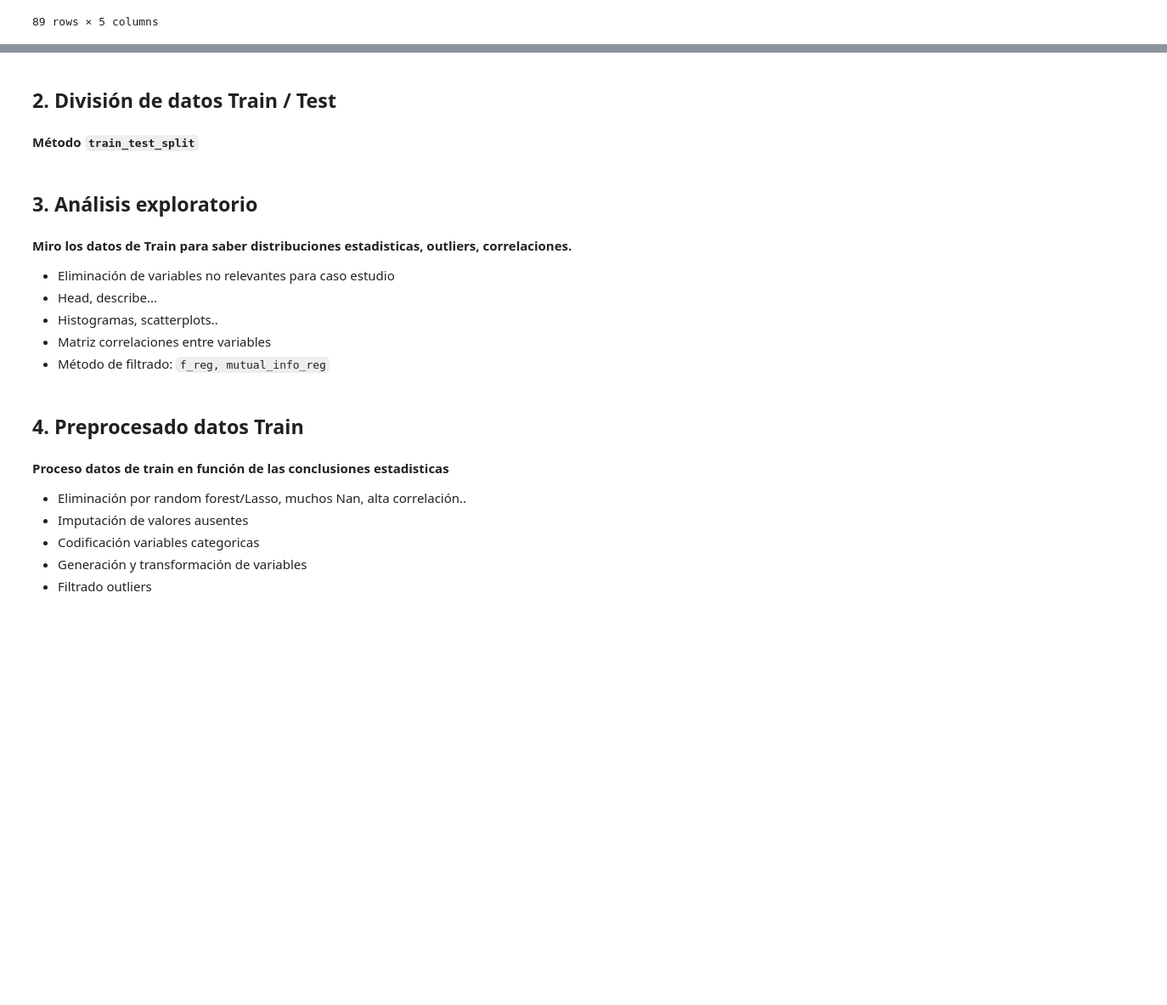
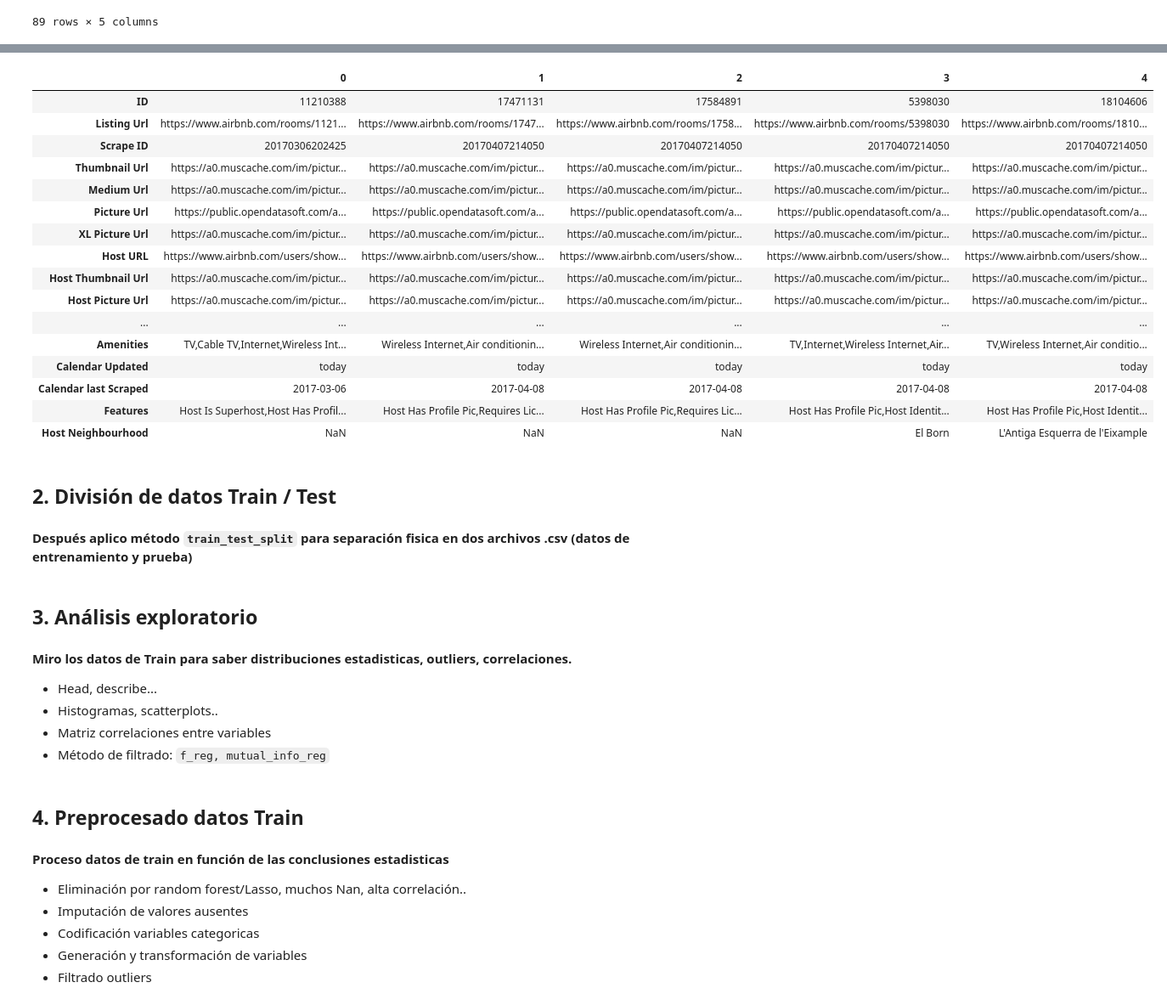
Before and after one commit to mariaeugenia-alvarez/hands-on-coding-machine-learning-project, a Jupyter notebook: ml-airbnb.ipynb, the cells around one changed output, grey strips where cells are left out. Shown: that part at 85% size. Saved outputs shown, nothing was run; the diff lists cells and outputs as text; code cells hidden in the pictures; blank space fills up the shorter version.

Commit message:
Clean non-relevant columns from dataset

```diff
--- a/ml-airbnb.ipynb
+++ b/ml-airbnb.ipynb
@@ -24,0 +66,20 @@ raw_data.head(5).T
+# %%
+raw_data[existing_columns].head(5).T
+# %% [output]
+|  | 0 | 1 | 2 | 3 | 4 |
+| ID | 11210388 | 17471131 | 17584891 | 5398030 | 18104606 |
+| Listing Url | https://www.airbnb.com/rooms/1121... | https://www.airbnb.com/rooms/1747... | https://www.airbnb.com/rooms/1758... | https://www.airbnb.com/rooms/5398030 | https://www.airbnb.com/rooms/1810... |
+| Scrape ID | 20170306202425 | 20170407214050 | 20170407214050 | 20170407214050 | 20170407214050 |
+| Thumbnail Url | https://a0.muscache.com/im/pictur... | https://a0.muscache.com/im/pictur... | https://a0.muscache.com/im/pictur... | https://a0.muscache.com/im/pictur... | https://a0.muscache.com/im/pictur... |
+| Medium Url | https://a0.muscache.com/im/pictur... | https://a0.muscache.com/im/pictur... | https://a0.muscache.com/im/pictur... | https://a0.muscache.com/im/pictur... | https://a0.muscache.com/im/pictur... |
+| Picture Url | https://public.opendatasoft.com/a... | https://public.opendatasoft.com/a... | https://public.opendatasoft.com/a... | https://public.opendatasoft.com/a... | https://public.opendatasoft.com/a... |
+| XL Picture Url | https://a0.muscache.com/im/pictur... | https://a0.muscache.com/im/pictur... | https://a0.muscache.com/im/pictur... | https://a0.muscache.com/im/pictur... | https://a0.muscache.com/im/pictur... |
+| Host URL | https://www.airbnb.com/users/show... | https://www.airbnb.com/users/show... | https://www.airbnb.com/users/show... | https://www.airbnb.com/users/show... | https://www.airbnb.com/users/show... |
+| Host Thumbnail Url | https://a0.muscache.com/im/pictur... | https://a0.muscache.com/im/pictur... | https://a0.muscache.com/im/pictur... | https://a0.muscache.com/im/pictur... | https://a0.muscache.com/im/pictur... |
+| Host Picture Url | https://a0.muscache.com/im/pictur... | https://a0.muscache.com/im/pictur... | https://a0.muscache.com/im/pictur... | https://a0.muscache.com/im/pictur... | https://a0.muscache.com/im/pictur... |
+| ... | ... | ... | ... | ... | ... |
+| Amenities | TV,Cable TV,Internet,Wireless Int... | Wireless Internet,Air conditionin... | Wireless Internet,Air conditionin... | TV,Internet,Wireless Internet,Air... | TV,Wireless Internet,Air conditio... |
+| Calendar Updated | today | today | today | today | today |
+| Calendar last Scraped | 2017-03-06 | 2017-04-08 | 2017-04-08 | 2017-04-08 | 2017-04-08 |
+| Features | Host Is Superhost,Host Has Profil... | Host Has Profile Pic,Requires Lic... | Host Has Profile Pic,Requires Lic... | Host Has Profile Pic,Host Identit... | Host Has Profile Pic,Host Identit... |
+| Host Neighbourhood | NaN | NaN | NaN | El Born | L'Antiga Esquerra de l'Eixample |
@@ -25,10 +107,9 @@ raw_data.head(5).T
 # %% [markdown]
 ## 2. División de datos Train / Test
-#### Método `train_test_split`
+#### Después aplico método `train_test_split` para separación fisica en dos archivos .csv (datos de entrenamiento y prueba)
 # %% [markdown]
 ## 3. Análisis exploratorio
 #### Miro los datos de Train para saber distribuciones estadisticas, outliers, correlaciones.
-- Eliminación de variables no relevantes para caso estudio
 - Head, describe...
 - Histogramas, scatterplots..
 - Matriz correlaciones entre variables
```
Also changed, not shown: parts of 3 cells of this notebook, 1 other file.
